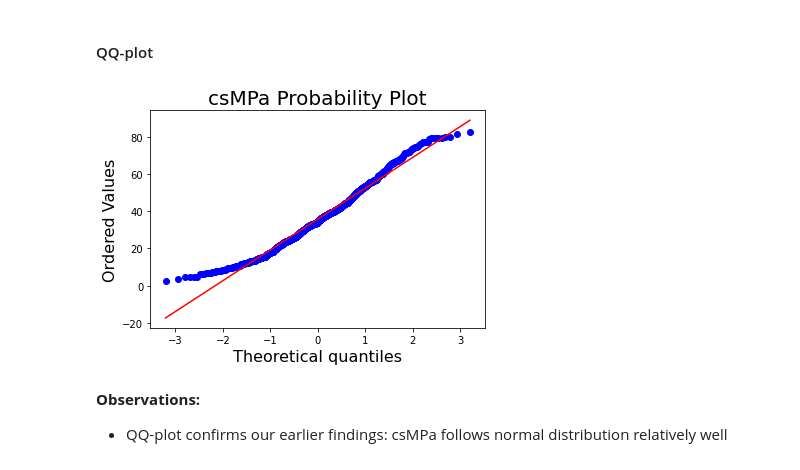
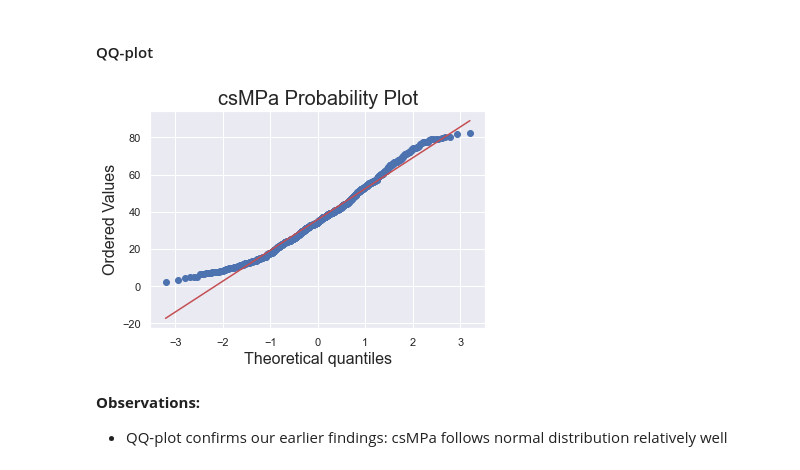
Before and after one commit to ZasadnyJan/Concrete_strength_regression, a Jupyter notebook: Main_notebook.ipynb, the cells around one changed output. Saved outputs shown, nothing was run; the diff lists cells and outputs as text; code cells hidden in the pictures.

```diff
--- a/Main_notebook.ipynb
+++ b/Main_notebook.ipynb
@@ -62,6 +62,8 @@ from sklearn.linear_model import LinearRegression, Ridge, Lasso
 from sklearn.feature_selection import RFE
 from sklearn.ensemble import RandomForestRegressor, GradientBoostingRegressor
 from xgboost import XGBRegressor
+
+sns.set_theme()
 # %%
 # Function used to add value labels to vertical barplots
 
@@ -220,14 +221,12 @@ plt.show()
 # %%
 plt.figure(figsize=(6, 4))
 res = stats.probplot(df['csMPa'], plot=plt)
 plt.title("csMPa Probability Plot", fontsize=20)
 plt.xlabel("Theoretical quantiles", fontsize=16)
 plt.ylabel("Ordered Values", fontsize=16)
-plt.xticks(fontsize=10)
-plt.yticks(fontsize=10)
 plt.show()
 # %% [output]
-[figure, old version]
+[figure, new version]
 # %% [markdown]
 **Observations:**
 
```
Also changed, not shown: parts of 44 cells of this notebook.
